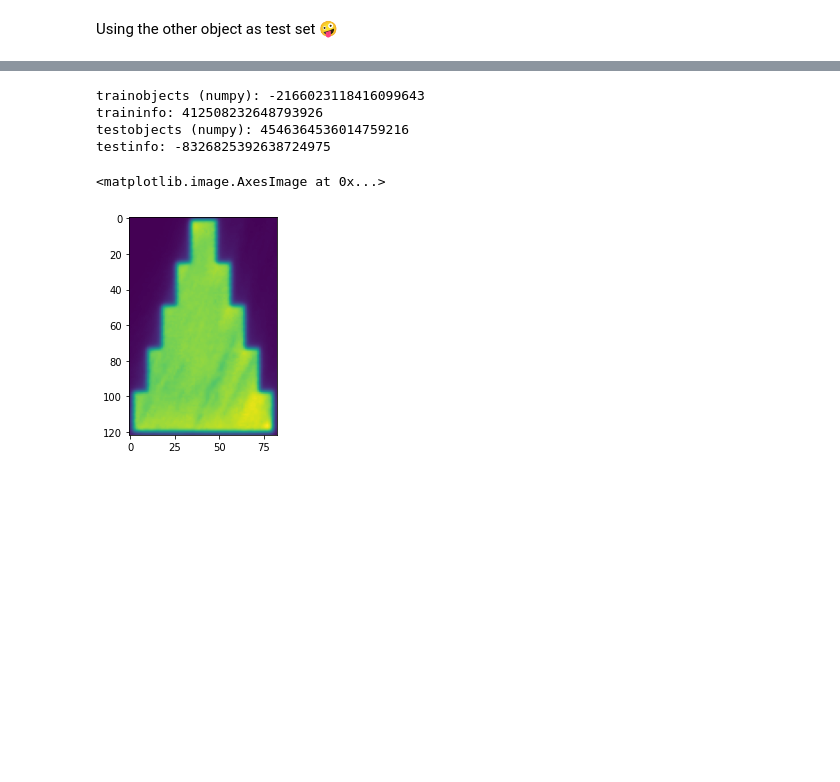
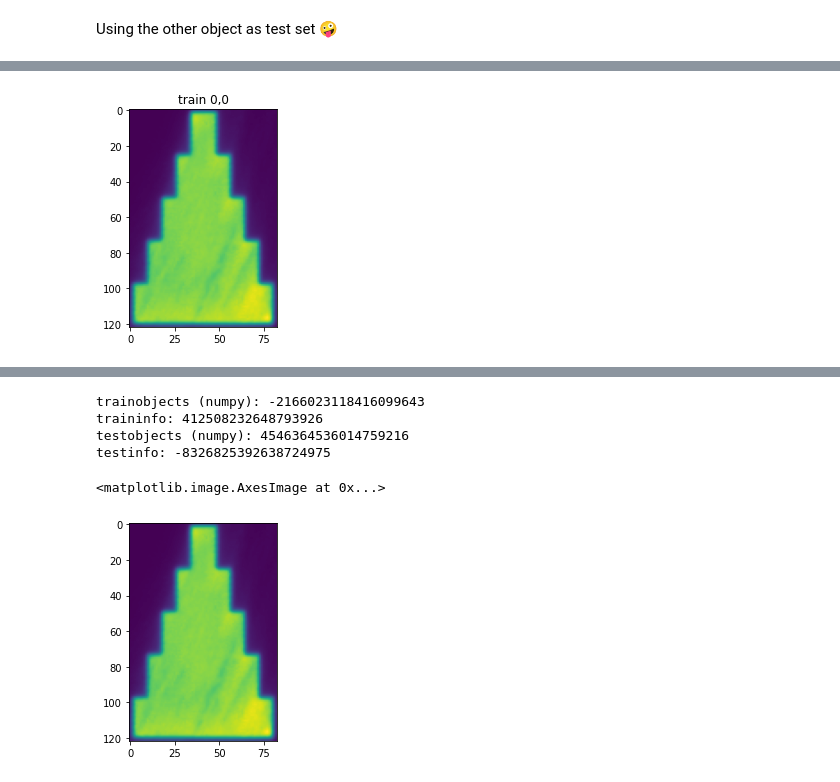
Before and after one commit to ErikSievers/thesis, a Jupyter notebook: final-notebook-v3.ipynb, the cells around one changed output, grey strips where cells are left out. Drawn from its saved outputs; the diff is of its cells as text; code cells hidden in the pictures; blank space fills up the shorter version.

Commit message:
More experimenting, nothing super important.

```diff
--- a/final-notebook-v3.ipynb
+++ b/final-notebook-v3.ipynb
@@ -84,7 +84,7 @@ endlayer = 187
 separate_test = True
 objectsplit = 3
 upsamplingratio = 4
-positive_multiplier = 2
+positive_multiplier = 3
 
 paths = pathlib.Path('./OT data 80 um/int').glob('*.tif')
 paths_sorted = [x for x in paths]
@@ -158,6 +158,7 @@ from sklearn.model_selection import cross_val_score, LeaveOneOut
 from sklearn import preprocessing
 from datetime import datetime
 from sklearn.preprocessing import RobustScaler
+from sklearn.pipeline import make_pipeline, Pipeline
 
 def preprocess(objects, type, sharpening, backgroundmask):
     rtn = np.full(objects.shape, np.nan)
@@ -263,18 +264,19 @@ def encode(outlierobjects, type, buckets, histnormalise, minval=0, maxval=0, tra
         hist, edges = np.histogram(xs[filter], bins=buckets, range=(minval, maxval), density=True)
         X[index] = np.array(hist)
 
-    if (histnormalise == True):
-        # print("Using transformer ", transformer)
-        transformer = RobustScaler().fit(X) if transformer == None else transformer
-        X = transformer.transform(X)
     return X, minval, maxval, edges, transformer
 
-def classify(Xtrain, Ytrain, Xtest, Ytest, n_neighbors):
-    clf = neighbors.KNeighborsClassifier(n_neighbors, weights="distance")
+def classify(Xtrain, Ytrain, Xtest, Ytest, n_neighbors, histnormalise):
+    clf = neighbors.KNeighborsClassifier(n_neighbors, weights="uniform")
+    if (histnormalise == True):
+        clf = Pipeline([('scaler', RobustScaler()), ('classifier', neighbors.KNeighborsClassifier(n_neighbors))])
     cvs = cross_val_score(clf, Xtrain, Ytrain, cv=5, scoring='roc_auc', n_jobs=-1)
     clf.fit(Xtrain, Ytrain)
     yfit = clf.predict(Xtest)
-    return cvs.mean() - cvs.std(), metrics.roc_auc_score(Ytest, yfit), metrics.precision_score(Ytest, yfit, zero_division=0), metrics.recall_score(Ytest, yfit, zero_division=0)
+    graph = (clf['classifier'] if histnormalise == True else clf).kneighbors(Xtest, return_distance=False)
+    print(graph)
+    print(yfit)
+    return cvs.mean(), metrics.roc_auc_score(Ytest, yfit), metrics.precision_score(Ytest, yfit, zero_division=0), metrics.recall_score(Ytest, yfit, zero_division=0)
 # %%
 # parameter settings
 types = ['scatter', 'spatstat', 'moran', ]
@@ -306,18 +308,18 @@ def doStuff ():
             # trainpreprocessed = np.apply_along_axis(preprocess, 1, trainobjects, type, sharpSetting)
             trainpreprocessed =preprocess(trainobjects, type, sharpSetting, trainmask)
             testpreprocessed =preprocess(testobjects, type, sharpSetting, testmask)
-            # plt.imshow(trainobjects[0][0])
-            # plt.title("train 0,0")
-            # plt.figure()
-            # plt.imshow(testobjects[0][0])
-            # plt.title("test 0,0")
-            # plt.figure()
-            # plt.imshow(trainpreprocessed[0][0])
-            # plt.title("trainpreprocessed 0,0")
-            # plt.figure()
-            # plt.imshow(testpreprocessed[0][0])
-            # plt.title("testpreprocessed 0,0")
-            # plt.figure()
+            plt.imshow(trainobjects[0][0])
+            plt.title("train 0,0")
+            plt.figure()
+            plt.imshow(testobjects[0][0])
+            plt.title("test 0,0")
+            plt.figure()
+            plt.imshow(trainpreprocessed[0][0])
+            plt.title("trainpreprocessed 0,0")
+            plt.figure()
+            plt.imshow(testpreprocessed[0][0])
+            plt.title("testpreprocessed 0,0")
+            plt.figure()
             for windowsize in windowsizes:
                 for nSetting in neighbourhoodSetting:
                     print(datetime.now().strftime("%H:%M:%S"), "Processing windowSize: ", windowsize, " neighbourhood: ", nSetting)
@@ -325,36 +327,29 @@ def doStuff ():
                     trainoutliers = calculateoutliers(trainpreprocessed, type, nSetting, windowsize)
                     testoutliers = calculateoutliers(testpreprocessed, type, nSetting, windowsize)
 
-                    # plt.imshow(trainoutliers[0][0])
-                    # plt.title("trainoutliers 0,0")
-                    # plt.figure()
-                    # plt.imshow(testoutliers[0][0])
-                    # plt.title("testoutliers 0,0")
-                    # plt.figure()
+                    plt.imshow(trainoutliers[0][0])
+                    plt.title("trainoutliers 0,0")
+                    plt.figure()
+                    plt.imshow(testoutliers[0][0])
+                    plt.title("testoutliers 0,0")
+                    plt.figure()
                     for histnorm in histnormalise:
                         for bincount in bins:
                             print(datetime.now().strftime("%H:%M:%S"), "Processing histnorm: ", histnorm, " bins: ", bincount)
                             Xtrain, minval, maxval, edges, transformer = encode(trainoutliers, type, bincount, histnorm)
                             Xtest, _, _, _, _ = encode(testoutliers, type, bincount, histnorm, minval=minval, maxval=maxval, transformer=transformer)
-                            # plt.hist(edges[0:-1], weights=Xtrain[0], bins=edges)
-                            # plt.yscale('log')
-                            # plt.figure()
-                            # plt.hist(edges[0:-1], weights=Xtest[0], bins=edges)
-                            # plt.yscale('log')
-                            # plt.figure()
-                            # # print(edges)
-                            # # data = [1, 2, 2, 3, 4, 5, 5, 5, 5, 6, 10]
-                            # # counted_data = {1: 1, 2: 2, 3: 1, 4: 1, 5: 4, 6: 1, 10: 1}
-                            # # hh = plt.hist(data, bins=len(data), color='red', label="data")
-                            # # hh1 = plt.hist(counted_data.keys(), weights=counted_data.values(),
-                            # # bins=range(10), rwidth=.95, label="counted_data")
-                            # plt.figure()
+                            plt.hist(edges[0:-1], weights=Xtrain[0], bins=edges)
+                            plt.yscale('log')
+                            plt.figure()
+                            plt.hist(edges[0:-1], weights=Xtest[0], bins=edges)
+                            plt.yscale('log')
+                            plt.figure()
                             # Add encode for test as well
                             for n_neighbors in k:
-                                cvscore, score, precision, recall = classify(Xtrain, Ytrain, Xtest, Ytest, n_neighbors)
+                                cvscore, score, precision, recall = classify(Xtrain, Ytrain, Xtest, Ytest, n_neighbors, histnorm)
                                 nextRow =  pd.DataFrame([[type, sharpSetting, windowsize, nSetting, bincount, histnorm, n_neighbors, cvscore, score, precision, recall]], columns=columns)
                                 results = pd.concat([results, nextRow])
-                            results.to_csv('out14.csv', index=False, header=True)
-                            # return
+                            results.to_csv('out15.csv', index=False, header=True)
+            return
 doStuff()
 # %% [output]
@@ -366,0 +390 @@ KeyboardInterrupt:
+[figure, added]
```
Also changed, not shown: parts of 1 cell of this notebook, 3 other files.
